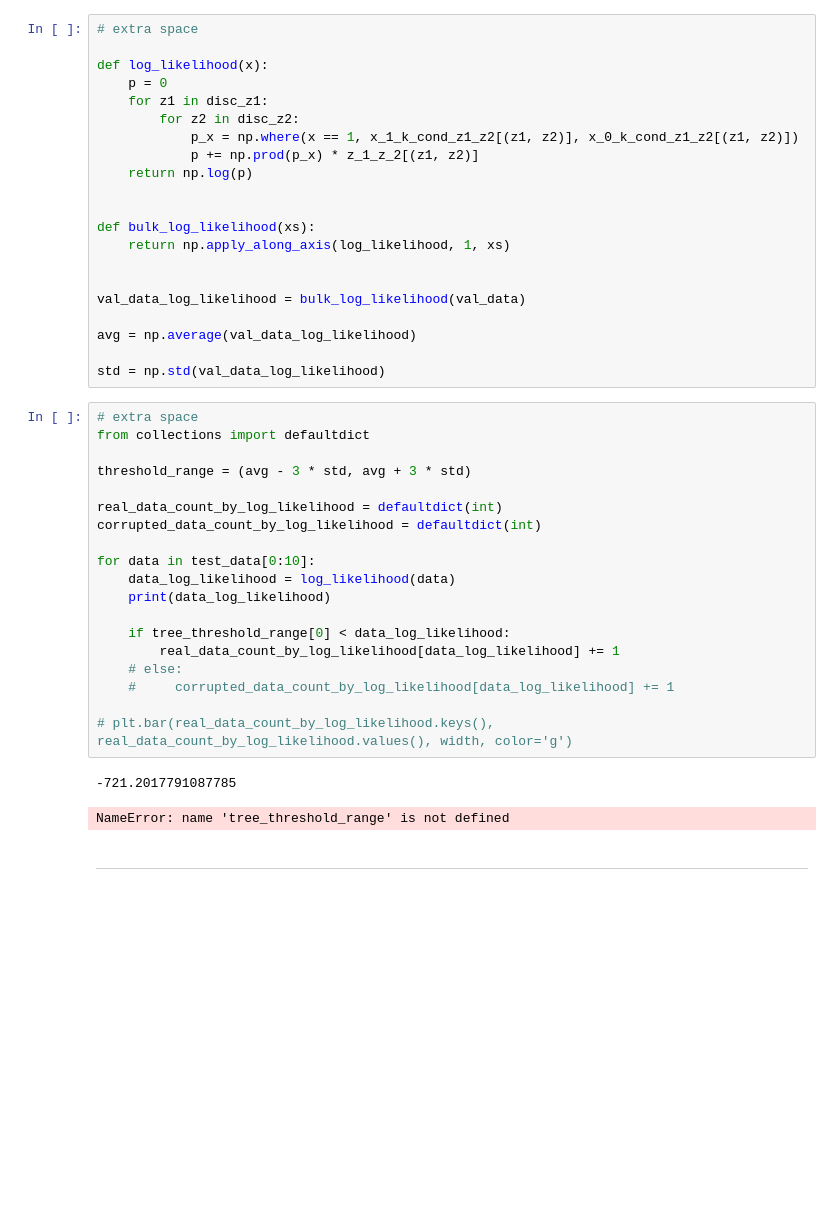
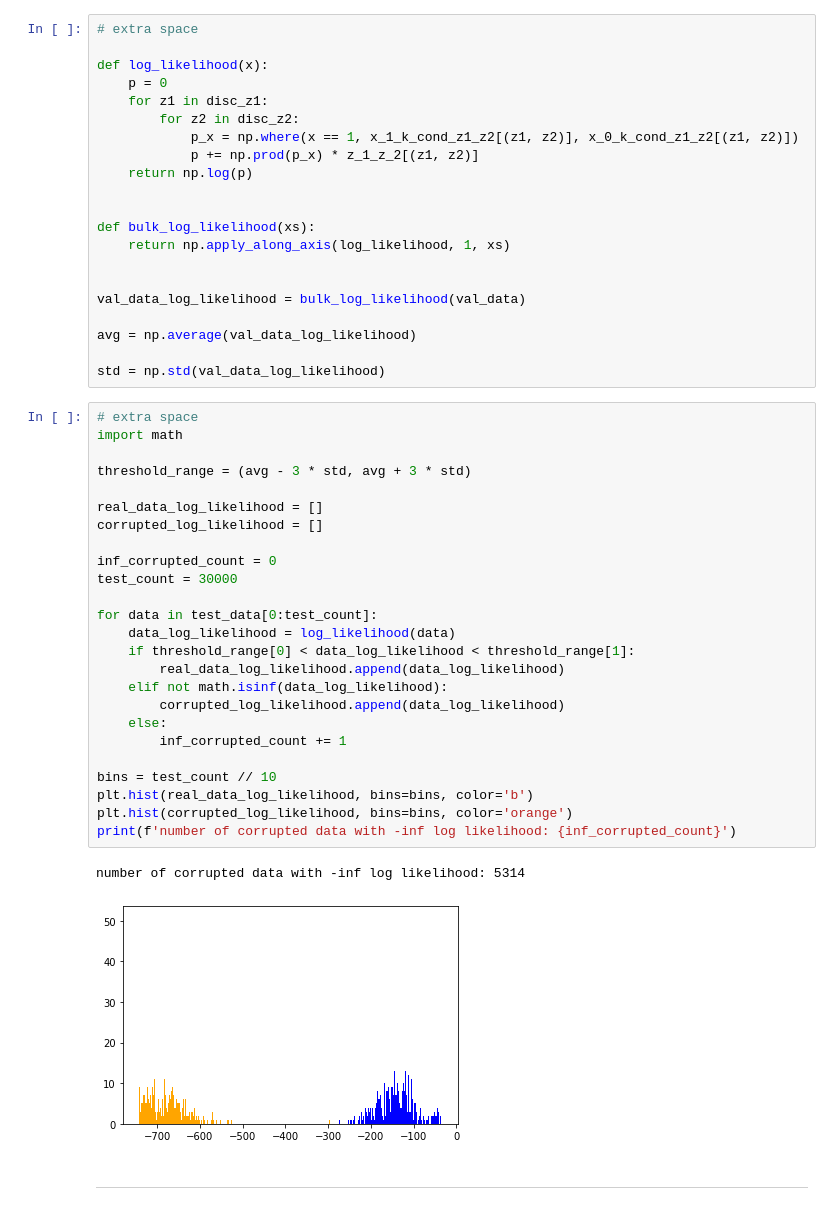
Before and after one commit to Parsa2820/ai-projects, a Jupyter notebook: projects/3/Practical/questions.ipynb, the cells around one changed output. Saved outputs shown, nothing was run; the diff lists cells and outputs as text; blank space fills up the shorter version.

```diff
--- a/projects/3/Practical/questions.ipynb
+++ b/projects/3/Practical/questions.ipynb
@@ -284,28 +284,34 @@ val_data_log_likelihood = bulk_log_likelihood(val_data)
 avg = np.average(val_data_log_likelihood)
 
 std = np.std(val_data_log_likelihood)
-# %%
-# extra space
-from collections import defaultdict
-
-threshold_range = (avg - 3 * std, avg + 3 * std)
-
-real_data_count_by_log_likelihood = defaultdict(int)
-corrupted_data_count_by_log_likelihood = defaultdict(int)
-
-for data in test_data[0:10]:
-    data_log_likelihood = log_likelihood(data)
-    print(data_log_likelihood)
-
-    if tree_threshold_range[0] < data_log_likelihood:
-        real_data_count_by_log_likelihood[data_log_likelihood] += 1
-    # else:
-    #     corrupted_data_count_by_log_likelihood[data_log_likelihood] += 1
-
-# plt.bar(real_data_count_by_log_likelihood.keys(), real_data_count_by_log_likelihood.values(), width, color='g')
-# %% [output]
--721.2017791087785
-NameError: name 'tree_threshold_range' is not defined
+# %%
+# extra space
+import math
+
+threshold_range = (avg - 3 * std, avg + 3 * std)
+
+real_data_log_likelihood = []
+corrupted_log_likelihood = []
+
+inf_corrupted_count = 0
+test_count = 30000
+
+for data in test_data[0:test_count]:
+    data_log_likelihood = log_likelihood(data)
+    if threshold_range[0] < data_log_likelihood < threshold_range[1]:
+        real_data_log_likelihood.append(data_log_likelihood)
+    elif not math.isinf(data_log_likelihood):
+        corrupted_log_likelihood.append(data_log_likelihood)
+    else:
+        inf_corrupted_count += 1
+
+bins = test_count // 10
+plt.hist(real_data_log_likelihood, bins=bins, color='b')
+plt.hist(corrupted_log_likelihood, bins=bins, color='orange')
+print(f'number of corrupted data with -inf log likelihood: {inf_corrupted_count}')
+# %% [output]
+number of corrupted data with -inf log likelihood: 5314
+[figure, added]
 # %% [markdown]
 ---
 # %% [markdown]
```
Also changed, not shown: parts of 1 cell of this notebook.
